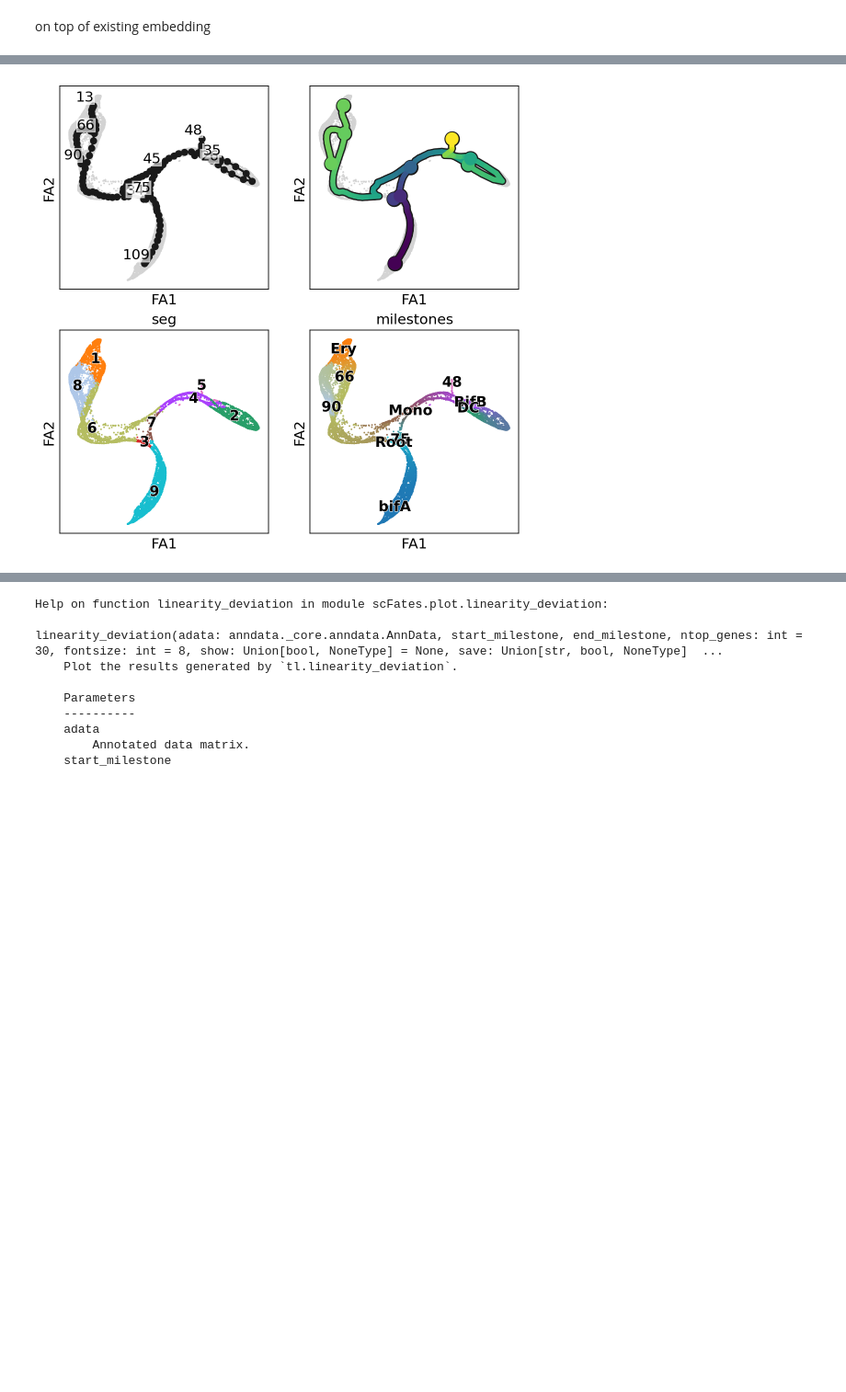
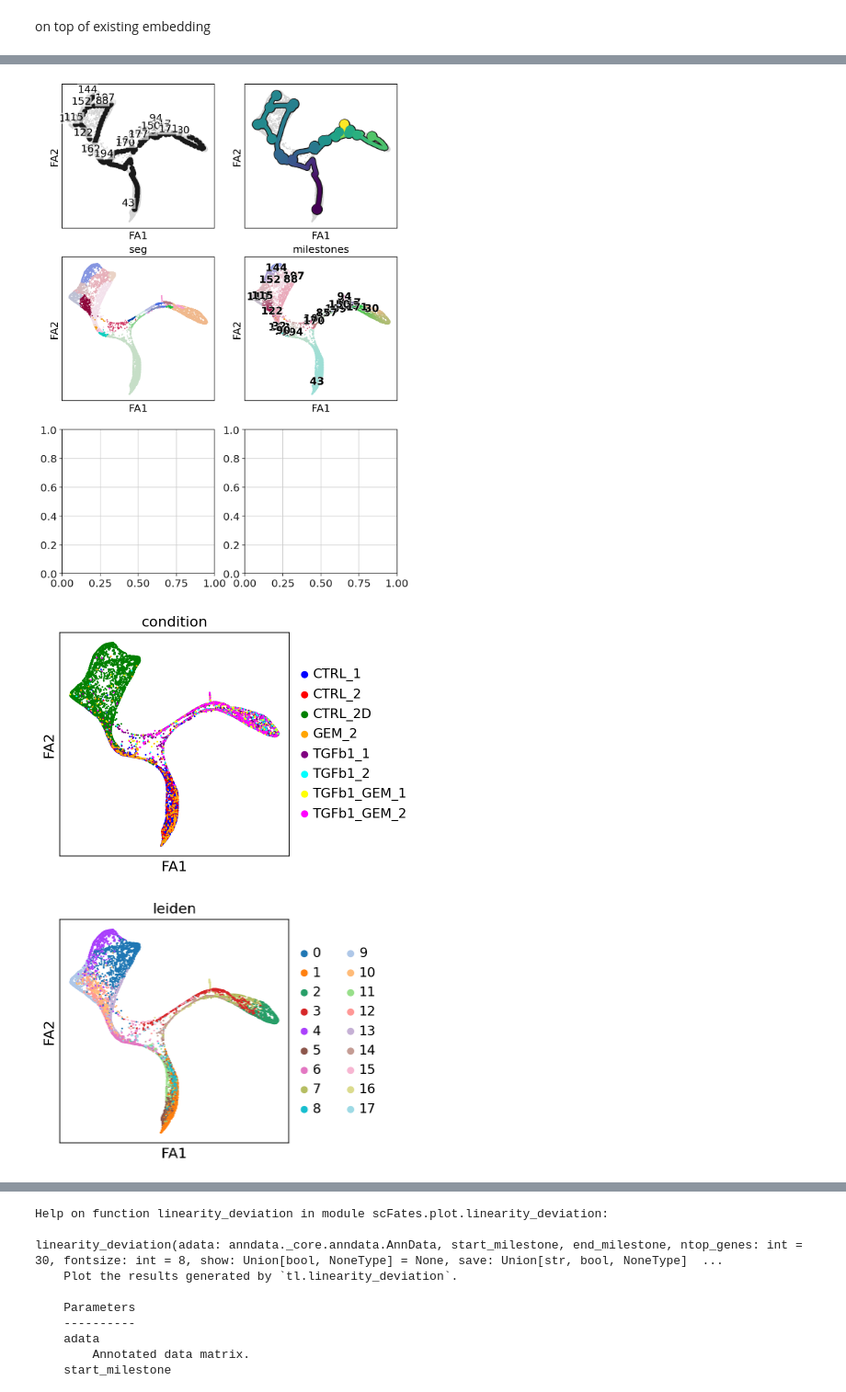
Before and after one commit to josef-streusalz/single-cell, a Jupyter notebook: 08_PseudoTime.ipynb, the cells around one changed output, grey strips where cells are left out. Shown at 92% size. Cells and saved outputs as stored; diff of their text form; code cells hidden in the pictures; blank space fills up the shorter version.

```diff
--- a/08_PseudoTime.ipynb
+++ b/08_PseudoTime.ipynb
@@ -65,8 +72,8 @@ import anndata as ad
 
 #combined_adata = ad.read_h5ad('/storage/users/sac43cg/res_Samantha_1/outs/per_sample_outs/combined_adata.h5ad')
 #adata = sc.read("/storage/users/sac43cg/res_Samantha_1/outs/per_sample_outs/filtered_preprocessed_combined_adata.h5ad")
-#adata = sc.read("/storage/users/sac43cg/res_Samantha_1/outs/per_sample_outs/annotated_adata.h5ad")
-adata = sc.read("/storage/users/sac43cg/res_Samantha_1/outs/per_sample_outs/clustered_adata.h5ad")
+adata = sc.read("/storage/users/sac43cg/res_Samantha_1/outs/per_sample_outs/annotated_adata.h5ad")
+#adata = sc.read("/storage/users/sac43cg/res_Samantha_1/outs/per_sample_outs/clustered_adata.h5ad")
 # %%
 adata
 # %% [output]
@@ -107,0 +121,3 @@ print(adata.X.shape)
+# %%
+# Filter out rows with empty strings in var_names
+adata = adata[:, adata.var_names != ""]
@@ -450,8 +425,5 @@ trajectory(adata: anndata._core.anndata.AnnData, basis: Union[NoneType, str] = N
 # %%
 sc.pl.draw_graph(adata,color=["seg","milestones"])
-#scf.tl.rename_milestones(adata,["bifA","Ery","DC","Root","BifB","Mono"])
-# we change the color of the root milestone for better visualisations
-adata.uns["milestones_colors"][3]="#17bece"
 # %% [output]
 findfont: Generic family 'sans-serif' not found because none of the following families were found: Arial
 findfont: Generic family 'sans-serif' not found because none of the following families were found: Arial
@@ -473,0 +463,3 @@ findfont: Generic family 'sans-serif' not found because none of the following fa
+# %%
+# we change the color of the root milestone for better visualisations
+adata.uns["milestones_colors"][24]="#17bece"
@@ -509,12 +503,17 @@ from pathlib import Path
 Path("figures/").mkdir(parents=True, exist_ok=True)
 # %%
 sc.set_figure_params()
-fig, axs=plt.subplots(2,2,figsize=(8,8))
+fig, axs=plt.subplots(3,2,figsize=(8,12))
 axs=axs.ravel()
 scf.pl.graph(adata,basis="draw_graph_fa",show=False,ax=axs[0])
 scf.pl.trajectory(adata,basis="draw_graph_fa",show=False,ax=axs[1])
-sc.pl.draw_graph(adata,color=["seg"],legend_loc="on data",show=False,ax=axs[2],legend_fontoutline=True)
+sc.pl.draw_graph(adata,color=["seg"],legend_loc="right",show=False,ax=axs[2],legend_fontoutline=True)
 scf.pl.milestones(adata,ax=axs[3],show=False,annotate=True)
+sc.pl.draw_graph(adata,color="condition",color_map="RdBu_r")
+sc.pl.draw_graph(adata,color="leiden",color_map="RdBu_r")
+
 plt.savefig("figures/A.pdf",dpi=300)
 # %% [output]
-[figure, old version]
+[figure, new version]
+[figure, added]
+[figure, added]
```
Also changed, not shown: parts of 82 cells of this notebook, 15 other files.
